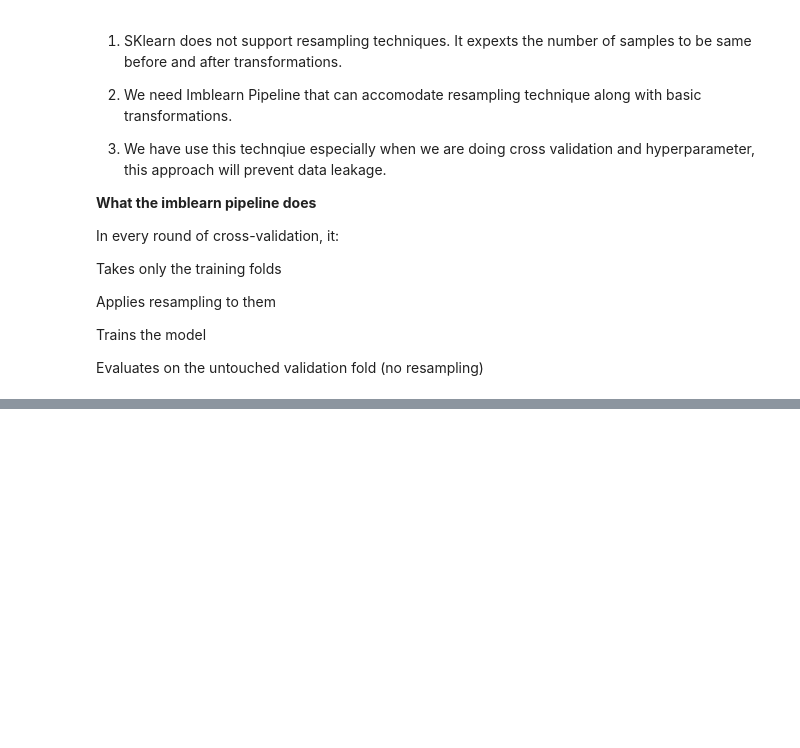
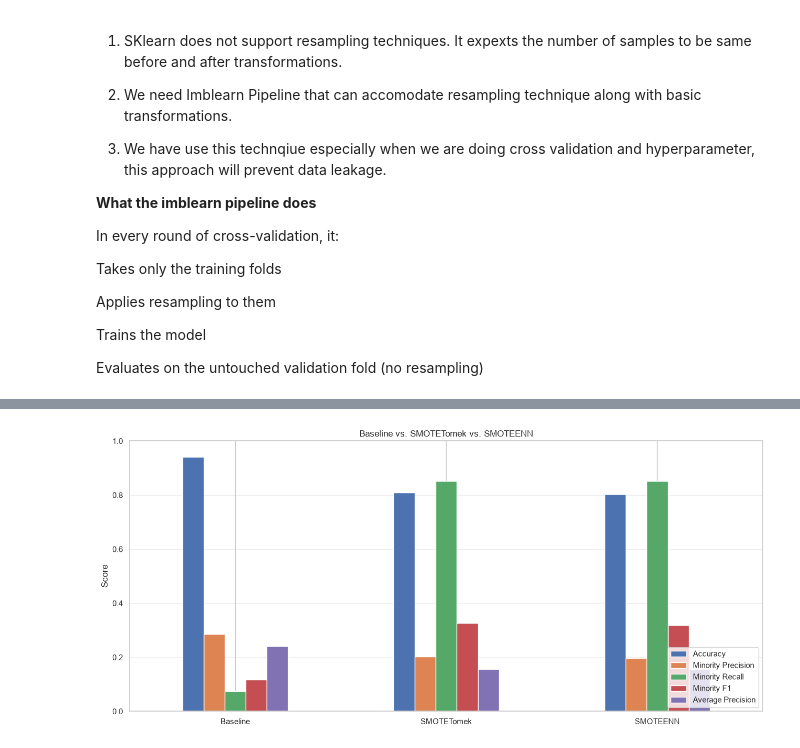
Before and after one commit to AvanindraBose/ML-Zodiac, a Jupyter notebook: ImbalancedDataset/hybrid_Sampling.ipynb, the cells around one changed output, grey strips where cells are left out. Cells and saved outputs as stored; diff of their text form; code cells hidden in the pictures; blank space fills up the shorter version.

```diff
--- a/ImbalancedDataset/hybrid_Sampling.ipynb
+++ b/ImbalancedDataset/hybrid_Sampling.ipynb
@@ -465,0 +631,25 @@ Evaluates on the untouched validation fold (no resampling)
+# %%
+metrics_to_plot = [
+    "Accuracy",
+    "Minority Precision",
+    "Minority Recall",
+    "Minority F1",
+    "Average Precision"
+]
+
+results[metrics_to_plot].plot(
+    kind="bar",
+    figsize=(13, 6),
+    ylim=(0, 1),
+    rot=0
+)
+
+plt.title("Baseline vs. SMOTETomek vs. SMOTEENN")
+plt.ylabel("Score")
+plt.xlabel("")
+plt.grid(axis="y", alpha=0.3)
+plt.legend(loc="lower right")
+plt.tight_layout()
+plt.show()
+# %% [output]
+[figure, added]
```
Also changed, not shown: parts of 7 cells of this notebook.
